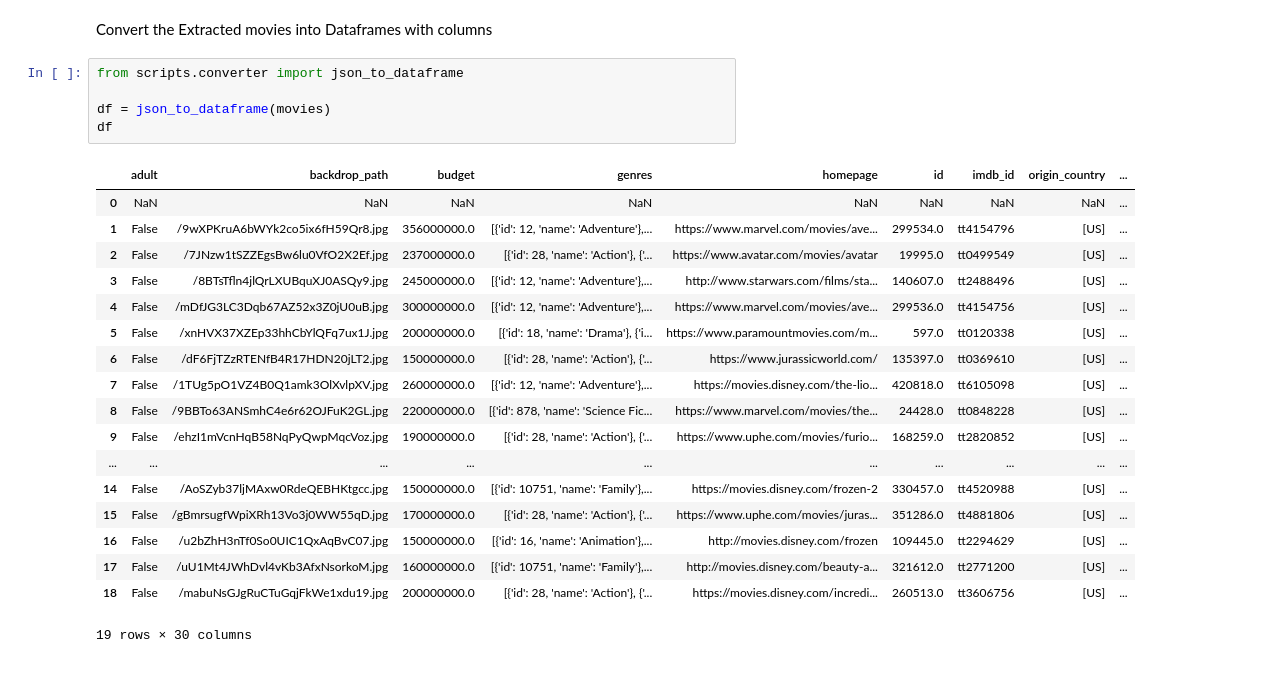
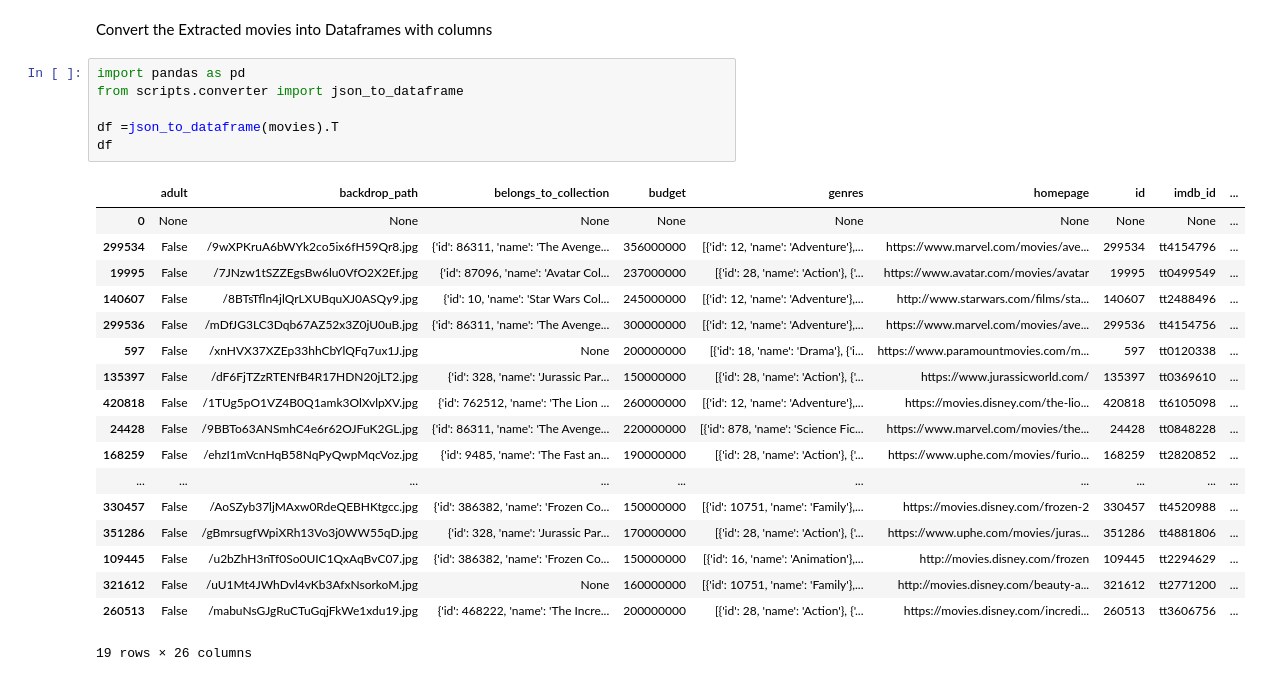
Before and after one commit to Minty-cyber/Movie-Data-Analysis, a Jupyter notebook: analysis.ipynb, the cells around one changed output. Drawn from its saved outputs; the diff is of its cells as text.

```diff
--- a/analysis.ipynb
+++ b/analysis.ipynb
@@ -35,26 +35,27 @@ movies
 # %% [markdown]
 Convert the Extracted movies into Dataframes with columns
 # %%
+import pandas as pd
 from scripts.converter import json_to_dataframe
 
-df = json_to_dataframe(movies)
+df =json_to_dataframe(movies).T
 df
 # %% [output]
-|  | adult | backdrop_path | budget | genres | homepage | id | imdb_id | origin_country | ... |
-| 0 | NaN | NaN | NaN | NaN | NaN | NaN | NaN | NaN | ... |
-| 1 | False | /9wXPKruA6bWYk2co5ix6fH59Qr8.jpg | 356000000.0 | [{'id': 12, 'name': 'Adventure'},... | https://www.marvel.com/movies/ave... | 299534.0 | tt4154796 | [US] | ... |
-| 2 | False | /7JNzw1tSZZEgsBw6lu0VfO2X2Ef.jpg | 237000000.0 | [{'id': 28, 'name': 'Action'}, {'... | https://www.avatar.com/movies/avatar | 19995.0 | tt0499549 | [US] | ... |
-| 3 | False | /8BTsTfln4jlQrLXUBquXJ0ASQy9.jpg | 245000000.0 | [{'id': 12, 'name': 'Adventure'},... | http://www.starwars.com/films/sta... | 140607.0 | tt2488496 | [US] | ... |
-| 4 | False | /mDfJG3LC3Dqb67AZ52x3Z0jU0uB.jpg | 300000000.0 | [{'id': 12, 'name': 'Adventure'},... | https://www.marvel.com/movies/ave... | 299536.0 | tt4154756 | [US] | ... |
-| 5 | False | /xnHVX37XZEp33hhCbYlQFq7ux1J.jpg | 200000000.0 | [{'id': 18, 'name': 'Drama'}, {'i... | https://www.paramountmovies.com/m... | 597.0 | tt0120338 | [US] | ... |
-| 6 | False | /dF6FjTZzRTENfB4R17HDN20jLT2.jpg | 150000000.0 | [{'id': 28, 'name': 'Action'}, {'... | https://www.jurassicworld.com/ | 135397.0 | tt0369610 | [US] | ... |
-| 7 | False | /1TUg5pO1VZ4B0Q1amk3OlXvlpXV.jpg | 260000000.0 | [{'id': 12, 'name': 'Adventure'},... | https://movies.disney.com/the-lio... | 420818.0 | tt6105098 | [US] | ... |
-| 8 | False | /9BBTo63ANSmhC4e6r62OJFuK2GL.jpg | 220000000.0 | [{'id': 878, 'name': 'Science Fic... | https://www.marvel.com/movies/the... | 24428.0 | tt0848228 | [US] | ... |
-| 9 | False | /ehzI1mVcnHqB58NqPyQwpMqcVoz.jpg | 190000000.0 | [{'id': 28, 'name': 'Action'}, {'... | https://www.uphe.com/movies/furio... | 168259.0 | tt2820852 | [US] | ... |
+|  | adult | backdrop_path | belongs_to_collection | budget | genres | homepage | id | imdb_id | ... |
+| 0 | None | None | None | None | None | None | None | None | ... |
+| 299534 | False | /9wXPKruA6bWYk2co5ix6fH59Qr8.jpg | {'id': 86311, 'name': 'The Avenge... | 356000000 | [{'id': 12, 'name': 'Adventure'},... | https://www.marvel.com/movies/ave... | 299534 | tt4154796 | ... |
+| 19995 | False | /7JNzw1tSZZEgsBw6lu0VfO2X2Ef.jpg | {'id': 87096, 'name': 'Avatar Col... | 237000000 | [{'id': 28, 'name': 'Action'}, {'... | https://www.avatar.com/movies/avatar | 19995 | tt0499549 | ... |
+| 140607 | False | /8BTsTfln4jlQrLXUBquXJ0ASQy9.jpg | {'id': 10, 'name': 'Star Wars Col... | 245000000 | [{'id': 12, 'name': 'Adventure'},... | http://www.starwars.com/films/sta... | 140607 | tt2488496 | ... |
+| 299536 | False | /mDfJG3LC3Dqb67AZ52x3Z0jU0uB.jpg | {'id': 86311, 'name': 'The Avenge... | 300000000 | [{'id': 12, 'name': 'Adventure'},... | https://www.marvel.com/movies/ave... | 299536 | tt4154756 | ... |
+| 597 | False | /xnHVX37XZEp33hhCbYlQFq7ux1J.jpg | None | 200000000 | [{'id': 18, 'name': 'Drama'}, {'i... | https://www.paramountmovies.com/m... | 597 | tt0120338 | ... |
+| 135397 | False | /dF6FjTZzRTENfB4R17HDN20jLT2.jpg | {'id': 328, 'name': 'Jurassic Par... | 150000000 | [{'id': 28, 'name': 'Action'}, {'... | https://www.jurassicworld.com/ | 135397 | tt0369610 | ... |
+| 420818 | False | /1TUg5pO1VZ4B0Q1amk3OlXvlpXV.jpg | {'id': 762512, 'name': 'The Lion ... | 260000000 | [{'id': 12, 'name': 'Adventure'},... | https://movies.disney.com/the-lio... | 420818 | tt6105098 | ... |
+| 24428 | False | /9BBTo63ANSmhC4e6r62OJFuK2GL.jpg | {'id': 86311, 'name': 'The Avenge... | 220000000 | [{'id': 878, 'name': 'Science Fic... | https://www.marvel.com/movies/the... | 24428 | tt0848228 | ... |
+| 168259 | False | /ehzI1mVcnHqB58NqPyQwpMqcVoz.jpg | {'id': 9485, 'name': 'The Fast an... | 190000000 | [{'id': 28, 'name': 'Action'}, {'... | https://www.uphe.com/movies/furio... | 168259 | tt2820852 | ... |
 | ... | ... | ... | ... | ... | ... | ... | ... | ... | ... |
-| 14 | False | /AoSZyb37ljMAxw0RdeQEBHKtgcc.jpg | 150000000.0 | [{'id': 10751, 'name': 'Family'},... | https://movies.disney.com/frozen-2 | 330457.0 | tt4520988 | [US] | ... |
-| 15 | False | /gBmrsugfWpiXRh13Vo3j0WW55qD.jpg | 170000000.0 | [{'id': 28, 'name': 'Action'}, {'... | https://www.uphe.com/movies/juras... | 351286.0 | tt4881806 | [US] | ... |
-| 16 | False | /u2bZhH3nTf0So0UIC1QxAqBvC07.jpg | 150000000.0 | [{'id': 16, 'name': 'Animation'},... | http://movies.disney.com/frozen | 109445.0 | tt2294629 | [US] | ... |
-| 17 | False | /uU1Mt4JWhDvl4vKb3AfxNsorkoM.jpg | 160000000.0 | [{'id': 10751, 'name': 'Family'},... | http://movies.disney.com/beauty-a... | 321612.0 | tt2771200 | [US] | ... |
-| 18 | False | /mabuNsGJgRuCTuGqjFkWe1xdu19.jpg | 200000000.0 | [{'id': 28, 'name': 'Action'}, {'... | https://movies.disney.com/incredi... | 260513.0 | tt3606756 | [US] | ... |
+| 330457 | False | /AoSZyb37ljMAxw0RdeQEBHKtgcc.jpg | {'id': 386382, 'name': 'Frozen Co... | 150000000 | [{'id': 10751, 'name': 'Family'},... | https://movies.disney.com/frozen-2 | 330457 | tt4520988 | ... |
+| 351286 | False | /gBmrsugfWpiXRh13Vo3j0WW55qD.jpg | {'id': 328, 'name': 'Jurassic Par... | 170000000 | [{'id': 28, 'name': 'Action'}, {'... | https://www.uphe.com/movies/juras... | 351286 | tt4881806 | ... |
+| 109445 | False | /u2bZhH3nTf0So0UIC1QxAqBvC07.jpg | {'id': 386382, 'name': 'Frozen Co... | 150000000 | [{'id': 16, 'name': 'Animation'},... | http://movies.disney.com/frozen | 109445 | tt2294629 | ... |
+| 321612 | False | /uU1Mt4JWhDvl4vKb3AfxNsorkoM.jpg | None | 160000000 | [{'id': 10751, 'name': 'Family'},... | http://movies.disney.com/beauty-a... | 321612 | tt2771200 | ... |
+| 260513 | False | /mabuNsGJgRuCTuGqjFkWe1xdu19.jpg | {'id': 468222, 'name': 'The Incre... | 200000000 | [{'id': 28, 'name': 'Action'}, {'... | https://movies.disney.com/incredi... | 260513 | tt3606756 | ... |
-19 rows × 30 columns
+19 rows × 26 columns
```
Also changed, not shown: parts of 11 cells of this notebook, 2 other files.
